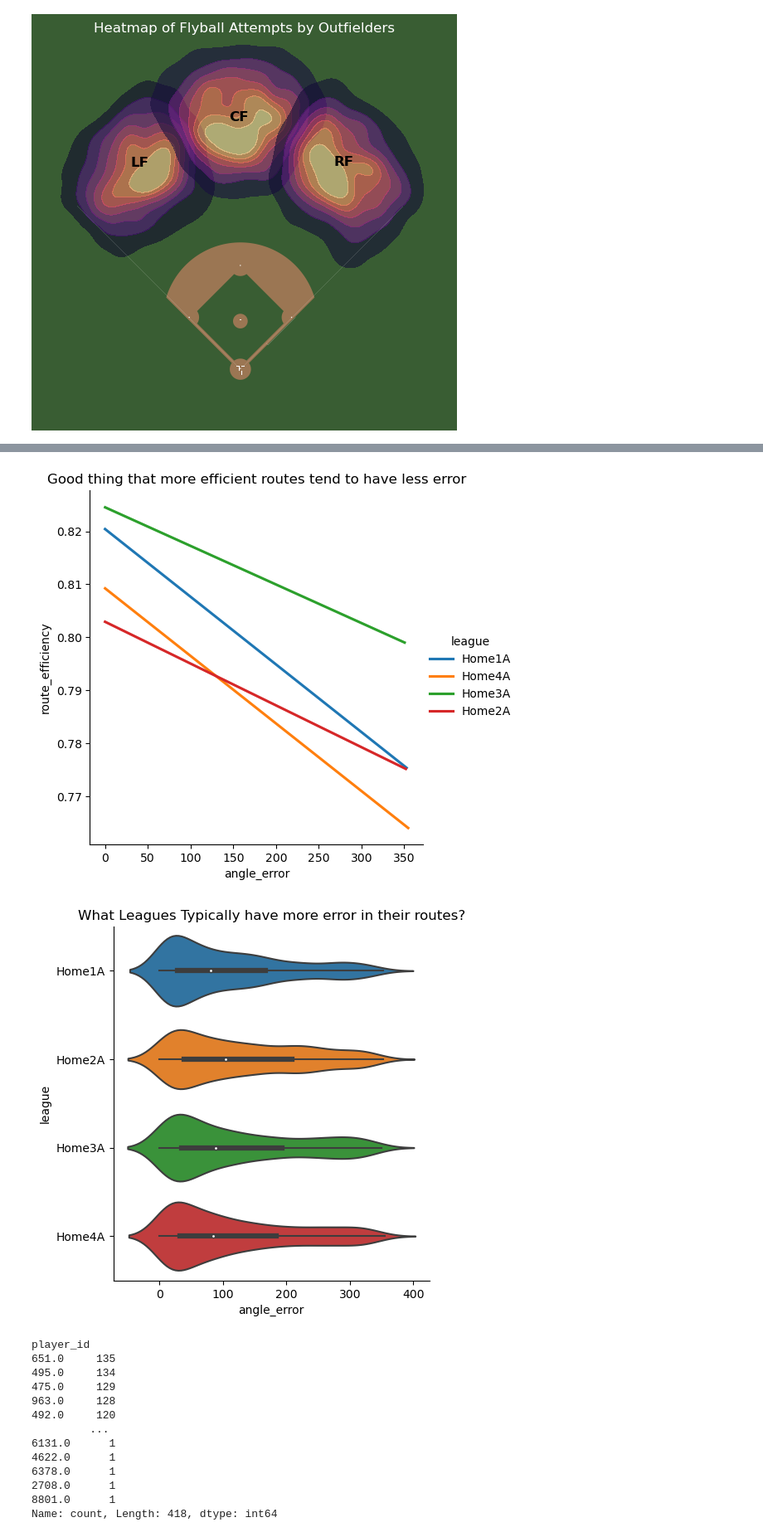
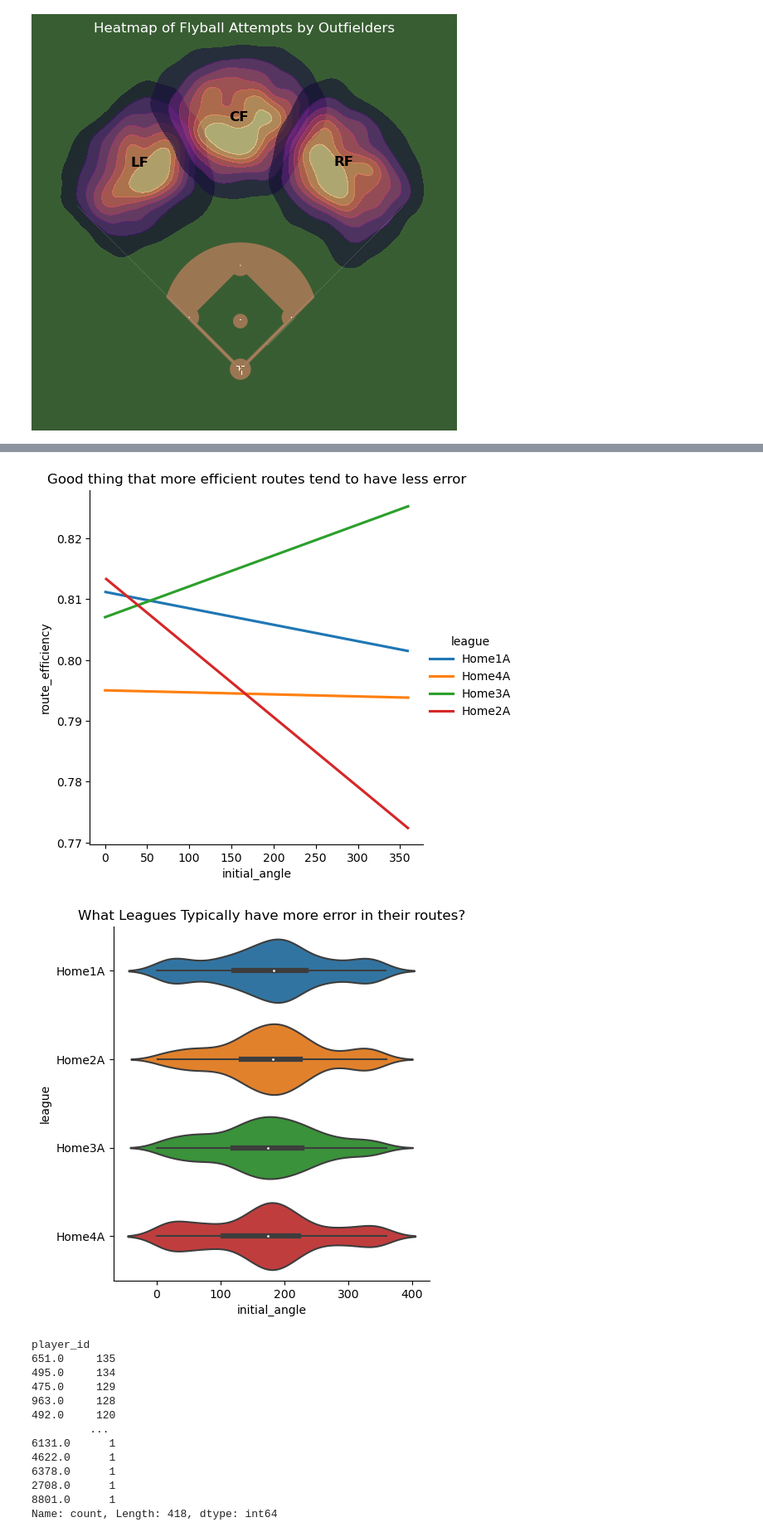
Before and after one commit to EddietheProgrammer/SMT-Data-Challenge, a Jupyter notebook: EDA.ipynb, the cells around one changed output, grey strips where cells are left out. Shown at 83% size. Saved outputs shown, nothing was run; the diff lists cells and outputs as text; code cells hidden in the pictures.

```diff
--- a/EDA.ipynb
+++ b/EDA.ipynb
@@ -114,16 +119,16 @@ plt.show()
 # %%
-sns.lmplot(x='angle_error', y='route_efficiency', hue = 'league', data = final, scatter = False, ci = 0)
+sns.lmplot(x='initial_angle', y='route_efficiency', hue = 'league', data = final, scatter = False, ci = 0)
 plt.title('Good thing that more efficient routes tend to have less error')
 plt.show()
 # %% [output]
-[figure, old version]
+[figure, new version]
 # %%
 order = ['Home1A', 'Home2A', 'Home3A', 'Home4A']
-sns.catplot(x='angle_error', y = 'league', data = final, kind = 'violin', order = order)
+sns.catplot(x='initial_angle', y = 'league', data = final, kind = 'violin', order = order)
 plt.title('What Leagues Typically have more error in their routes?')
 plt.show()
 # %% [output]
-[figure, old version]
+[figure, new version]
 # %%
 # Don't think I will eliminate players who aren't in many plays. Will just mention that.
 # Check though t0 see as a sanity check of whether there are outfielders with 0000 digits.
```
Also changed, not shown: parts of 6 cells of this notebook, 3 other files.
